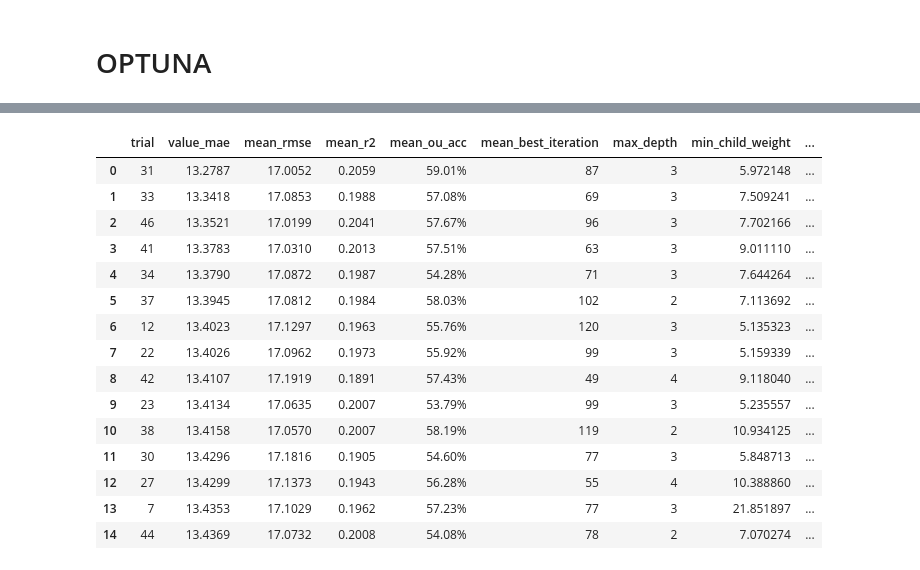
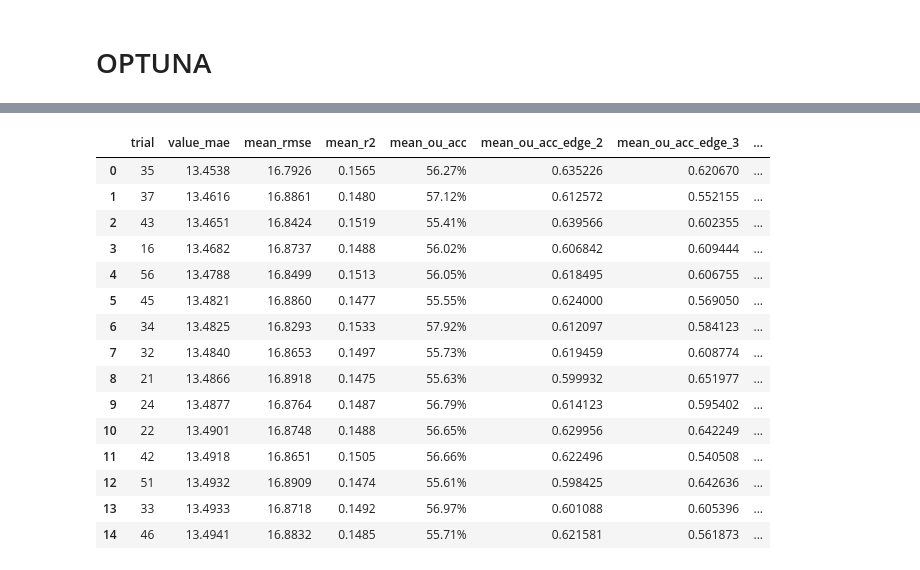
Before and after one commit to aalvarezvarela/NBA_over_under_predictor, a Jupyter notebook: lab/total_points/regressor/3_seasons_all_odds_regressor total_points only_last_seasons tsplit.ipynb, the cells around one changed output, grey strips where cells are left out. Saved outputs shown, nothing was run; the diff lists cells and outputs as text; code cells hidden in the pictures.

```diff
--- a/lab/total_points/regressor/3_seasons_all_odds_regressor total_points only_last_seasons tsplit.ipynb
+++ b/lab/total_points/regressor/3_seasons_all_odds_regressor total_points only_last_seasons tsplit.ipynb
@@ -43,6 +45,6 @@ max_na_per_row = 5
 # %%
 data_path = "/home/adrian_alvarez/Projects/NBA_over_under_predictor/data/train_data/"
-name = "all_odds_training_data_until_20260317.csv"
+name = "all_odds_training_data_until_20260318.csv"
 
 path = data_path + name
 
@@ -61,5 +60,7 @@ df_stats['GAME_DATE'] = pd.to_datetime(df_stats['GAME_DATE']).dt.strftime('%Y-%m
+# %%
+df_stats = df_stats[df_stats['SEASON_YEAR'] >= 2021]
 # %%
-df_to_train = clean_dataframe_for_training(df_stats, nan_threshold=nan_threshold, max_na_per_row=max_na_per_row, create_missing_flags=False, verbose=1, keep_columns=['GAME_DATE'])
+df_to_train = clean_dataframe_for_training(df_stats, nan_threshold=nan_threshold, max_na_per_row=max_na_per_row, create_missing_flags=False, verbose=1, keep_columns=['GAME_DATE'], exclude_cols_containing=[exclude])
 # %% [output]
 ================================================================================
 STARTING DATAFRAME CLEANING PIPELINE
@@ -223,13 +240,15 @@ def print_metrics(cv_results):
         print()
 # %%
+train_games = 2500
+
 splits, fold_info = make_test_anchored_walk_forward_splits(
     df=df_dev,
     date_col="GAME_DATE",
     season_col="SEASON_YEAR",
-    test_games=30,
-    step_games_between_tests=50,
-    train_games=2500,
-    min_train_games=2000,
+    test_games=50,
+    step_games_between_tests=30,
+    train_games=train_games,
+    min_train_games=1250,
     max_folds=12,
     verbose=1,
 )
@@ -423,7 +448,7 @@ study = tune_xgb_total_points_optuna(
     splits=splits,
     line_col=BET365_LINE_COL,
     n_trials=80,
-    timeout=4.75 * 3600,
+    timeout=4.5 * 3600,
     objective_name="reg:squarederror",   # second run: reg:pseudohubererror
     study_name="xgb_total_points_mae",
 )
@@ -472,16 +497,16 @@ Mean best_iteration: 87
-|  | trial | value_mae | mean_rmse | mean_r2 | mean_ou_acc | mean_best_iteration | max_depth | min_child_weight | ... |
-| 0 | 31 | 13.2787 | 17.0052 | 0.2059 | 59.01% | 87 | 3 | 5.972148 | ... |
-| 1 | 33 | 13.3418 | 17.0853 | 0.1988 | 57.08% | 69 | 3 | 7.509241 | ... |
-| 2 | 46 | 13.3521 | 17.0199 | 0.2041 | 57.67% | 96 | 3 | 7.702166 | ... |
-| 3 | 41 | 13.3783 | 17.0310 | 0.2013 | 57.51% | 63 | 3 | 9.011110 | ... |
-| 4 | 34 | 13.3790 | 17.0872 | 0.1987 | 54.28% | 71 | 3 | 7.644264 | ... |
-| 5 | 37 | 13.3945 | 17.0812 | 0.1984 | 58.03% | 102 | 2 | 7.113692 | ... |
-| 6 | 12 | 13.4023 | 17.1297 | 0.1963 | 55.76% | 120 | 3 | 5.135323 | ... |
-| 7 | 22 | 13.4026 | 17.0962 | 0.1973 | 55.92% | 99 | 3 | 5.159339 | ... |
-| 8 | 42 | 13.4107 | 17.1919 | 0.1891 | 57.43% | 49 | 4 | 9.118040 | ... |
-| 9 | 23 | 13.4134 | 17.0635 | 0.2007 | 53.79% | 99 | 3 | 5.235557 | ... |
-| 10 | 38 | 13.4158 | 17.0570 | 0.2007 | 58.19% | 119 | 2 | 10.934125 | ... |
-| 11 | 30 | 13.4296 | 17.1816 | 0.1905 | 54.60% | 77 | 3 | 5.848713 | ... |
-| 12 | 27 | 13.4299 | 17.1373 | 0.1943 | 56.28% | 55 | 4 | 10.388860 | ... |
-| 13 | 7 | 13.4353 | 17.1029 | 0.1962 | 57.23% | 77 | 3 | 21.851897 | ... |
-| 14 | 44 | 13.4369 | 17.0732 | 0.2008 | 54.08% | 78 | 2 | 7.070274 | ... |
+|  | trial | value_mae | mean_rmse | mean_r2 | mean_ou_acc | mean_ou_acc_edge_2 | mean_ou_acc_edge_3 | ... |
+| 0 | 35 | 13.4538 | 16.7926 | 0.1565 | 56.27% | 0.635226 | 0.620670 | ... |
+| 1 | 37 | 13.4616 | 16.8861 | 0.1480 | 57.12% | 0.612572 | 0.552155 | ... |
+| 2 | 43 | 13.4651 | 16.8424 | 0.1519 | 55.41% | 0.639566 | 0.602355 | ... |
+| 3 | 16 | 13.4682 | 16.8737 | 0.1488 | 56.02% | 0.606842 | 0.609444 | ... |
+| 4 | 56 | 13.4788 | 16.8499 | 0.1513 | 56.05% | 0.618495 | 0.606755 | ... |
+| 5 | 45 | 13.4821 | 16.8860 | 0.1477 | 55.55% | 0.624000 | 0.569050 | ... |
+| 6 | 34 | 13.4825 | 16.8293 | 0.1533 | 57.92% | 0.612097 | 0.584123 | ... |
+| 7 | 32 | 13.4840 | 16.8653 | 0.1497 | 55.73% | 0.619459 | 0.608774 | ... |
+| 8 | 21 | 13.4866 | 16.8918 | 0.1475 | 55.63% | 0.599932 | 0.651977 | ... |
+| 9 | 24 | 13.4877 | 16.8764 | 0.1487 | 56.79% | 0.614123 | 0.595402 | ... |
+| 10 | 22 | 13.4901 | 16.8748 | 0.1488 | 56.65% | 0.629956 | 0.642249 | ... |
+| 11 | 42 | 13.4918 | 16.8651 | 0.1505 | 56.66% | 0.622496 | 0.540508 | ... |
+| 12 | 51 | 13.4932 | 16.8909 | 0.1474 | 55.61% | 0.598425 | 0.642636 | ... |
+| 13 | 33 | 13.4933 | 16.8718 | 0.1492 | 56.97% | 0.601088 | 0.605396 | ... |
+| 14 | 46 | 13.4941 | 16.8832 | 0.1485 | 55.71% | 0.621581 | 0.561873 | ... |
```
Also changed, not shown: parts of 21 cells of this notebook, 16 other files.
